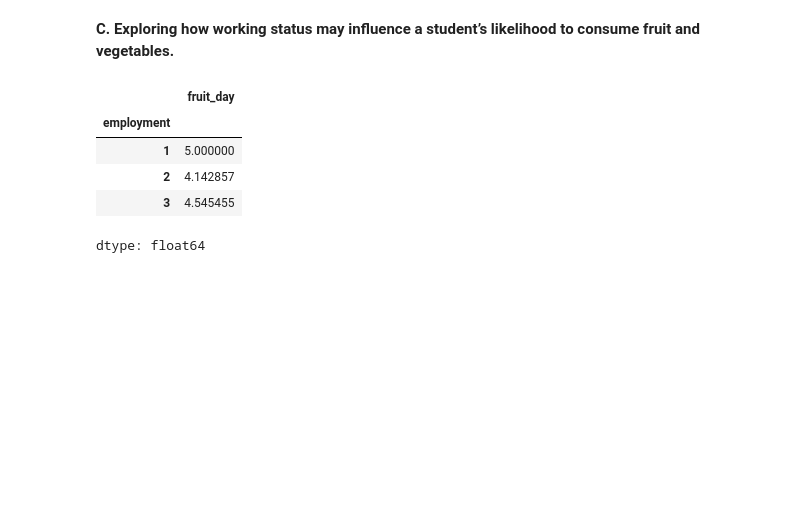
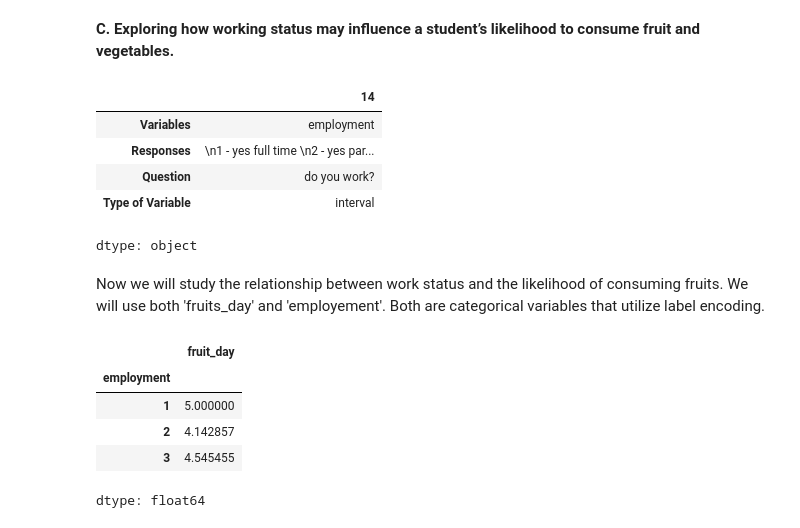
Before and after one commit to laur-park/dsci235-final-project, a Jupyter notebook: Diddi_Parker_Final_Project.ipynb, the cells around one changed output. Cells and saved outputs as stored; diff of their text form; code cells hidden in the pictures; blank space fills up the shorter version.

```diff
--- a/Diddi_Parker_Final_Project.ipynb
+++ b/Diddi_Parker_Final_Project.ipynb
@@ -138,5 +167,20 @@ plt.legend([r'2: \$15,001-\$30,000', r'3: \$30,001-\$50,000 ', r'4: \$50,001-\$7
 # %% [markdown]
 **C. Exploring how working status may influence a student’s likelihood to consume fruit and vegetables.**
+# %%
+display(refer_to.iloc[14, :])
+# 1 - yes full time
+# 2 - yes part time
+# 3 - no
+# 4 - other
+# %% [output]
+|  | 14 |
+| Variables | employment |
+| Responses | \n1 - yes full time \n2 - yes par... |
+| Question | do you work? |
+| Type of Variable | interval |
+dtype: object
+# %% [markdown]
+Now we will study the relationship between work status and the likelihood of consuming fruits. We will use both 'fruits_day' and 'employement'. Both are categorical variables that utilize label encoding.
 # %%
 data1.groupby('employment')['fruit_day'].mean()
 # %% [output]
```
Also changed, not shown: parts of 36 cells of this notebook.
